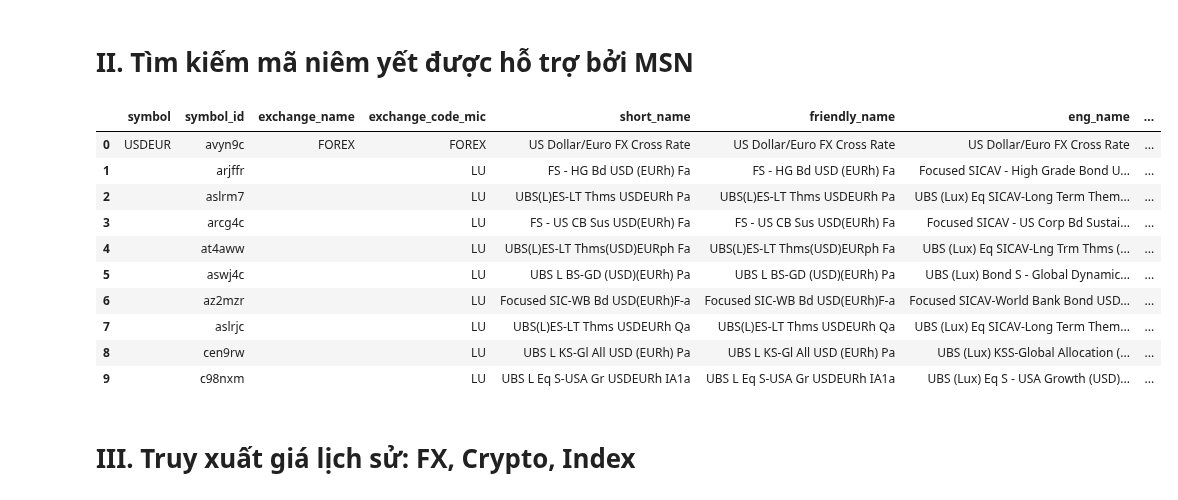
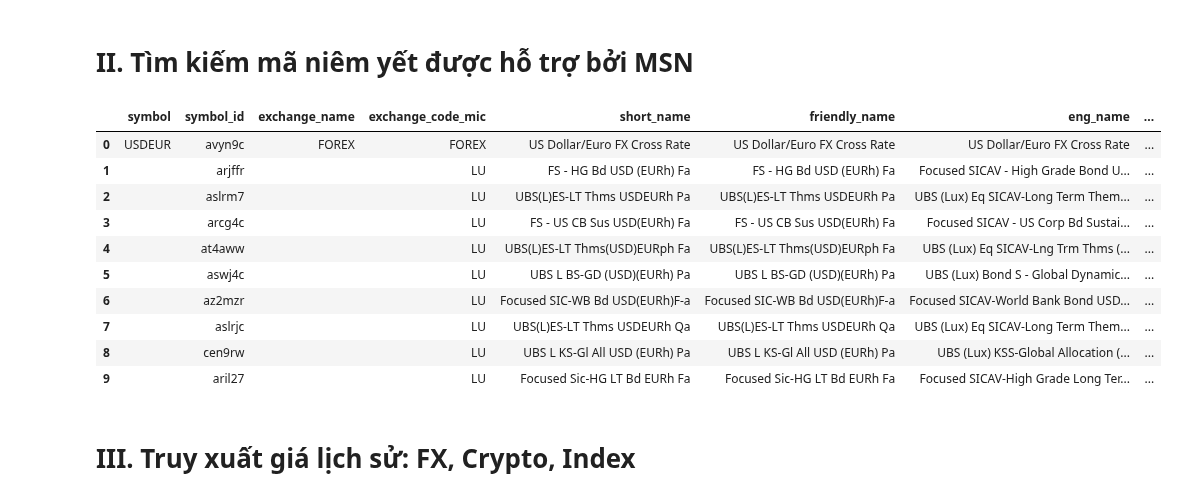
Before and after one commit to thinh-vu/vnstock, a Jupyter notebook: docs/2_international_market.ipynb, the cells around one changed output. Drawn from its saved outputs; the diff is of its cells as text; code cells hidden in the pictures.

```diff
--- a/docs/2_international_market.ipynb
+++ b/docs/2_international_market.ipynb
@@ -30,20 +30,20 @@ A NumPy version >=1.23.5 and <2.3.0 is required for this version of SciPy (detec
 # %% [markdown]
 # II. Tìm kiếm mã niêm yết được hỗ trợ bởi MSN
 # %%
-from vnstock.explorer.msn.listing import Listing
-Listing(api_version='20240530').search_symbol_id('USDEUR')
+from vnstock.explorer.msn import Listing
+Listing(api_version='20250317').search_symbol_id('USDEUR')
 # %% [output]
 |  | symbol | symbol_id | exchange_name | exchange_code_mic | short_name | friendly_name | eng_name | ... |
 | 0 | USDEUR | avyn9c | FOREX | FOREX | US Dollar/Euro FX Cross Rate | US Dollar/Euro FX Cross Rate | US Dollar/Euro FX Cross Rate | ... |
 | 1 |  | arjffr |  | LU | FS - HG Bd USD (EURh) Fa | FS - HG Bd USD (EURh) Fa | Focused SICAV - High Grade Bond U... | ... |
 | 2 |  | aslrm7 |  | LU | UBS(L)ES-LT Thms USDEURh Pa | UBS(L)ES-LT Thms USDEURh Pa | UBS (Lux) Eq SICAV-Long Term Them... | ... |
 | 3 |  | arcg4c |  | LU | FS - US CB Sus USD(EURh) Fa | FS - US CB Sus USD(EURh) Fa | Focused SICAV - US Corp Bd Sustai... | ... |
 | 4 |  | at4aww |  | LU | UBS(L)ES-LT Thms(USD)EURph Fa | UBS(L)ES-LT Thms(USD)EURph Fa | UBS (Lux) Eq SICAV-Lng Trm Thms (... | ... |
 | 5 |  | aswj4c |  | LU | UBS L BS-GD (USD)(EURh) Pa | UBS L BS-GD (USD)(EURh) Pa | UBS (Lux) Bond S - Global Dynamic... | ... |
 | 6 |  | az2mzr |  | LU | Focused SIC-WB Bd USD(EURh)F-a | Focused SIC-WB Bd USD(EURh)F-a | Focused SICAV-World Bank Bond USD... | ... |
 | 7 |  | aslrjc |  | LU | UBS(L)ES-LT Thms USDEURh Qa | UBS(L)ES-LT Thms USDEURh Qa | UBS (Lux) Eq SICAV-Long Term Them... | ... |
 | 8 |  | cen9rw |  | LU | UBS L KS-Gl All USD (EURh) Pa | UBS L KS-Gl All USD (EURh) Pa | UBS (Lux) KSS-Global Allocation (... | ... |
-| 9 |  | c98nxm |  | LU | UBS L Eq S-USA Gr USDEURh IA1a | UBS L Eq S-USA Gr USDEURh IA1a | UBS (Lux) Eq S - USA Growth (USD)... | ... |
+| 9 |  | aril27 |  | LU | Focused Sic-HG LT Bd EURh Fa | Focused Sic-HG LT Bd EURh Fa | Focused SICAV-High Grade Long Ter... | ... |
 # %% [markdown]
 # III. Truy xuất giá lịch sử: FX, Crypto, Index
 # %% [markdown]
```
Also changed, not shown: parts of 3 cells of this notebook, 4 other files.
